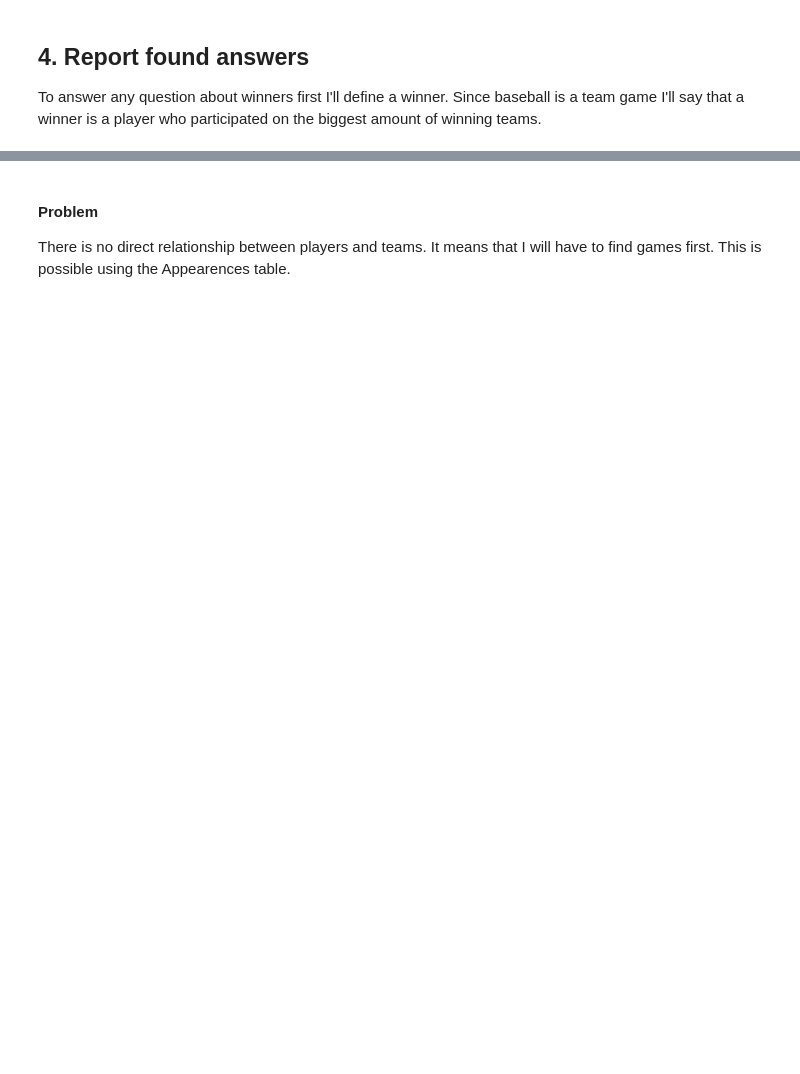
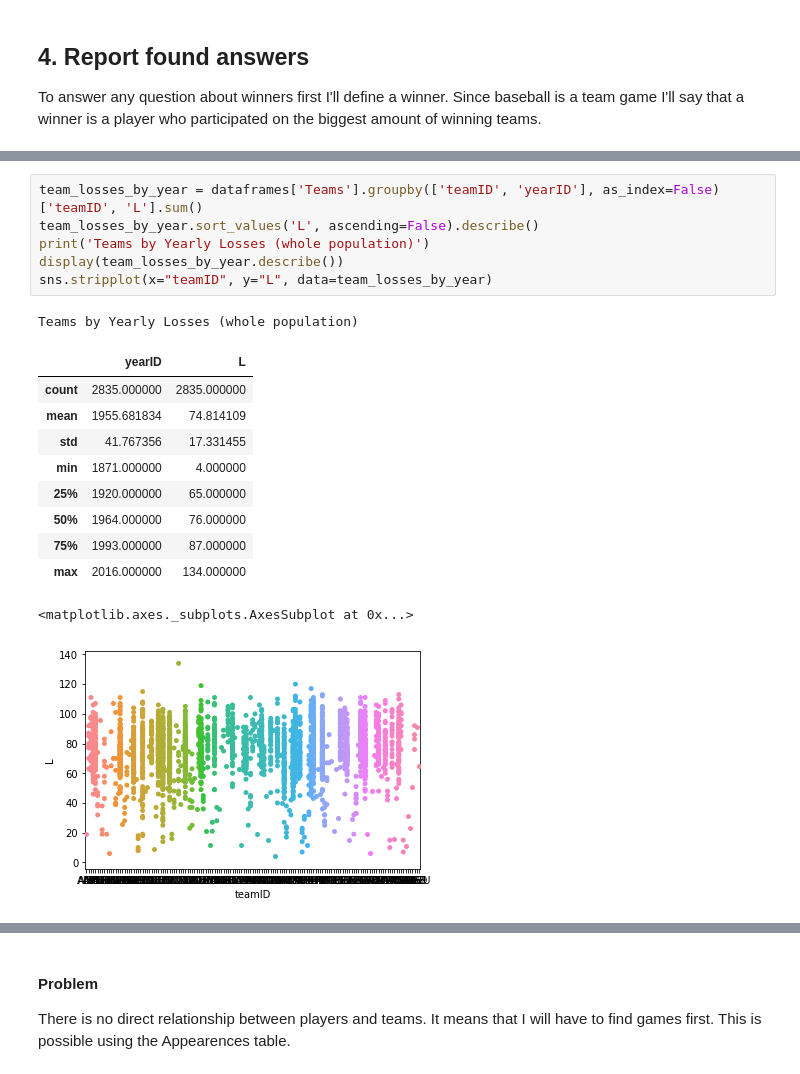
Before and after one commit to davidvartanian/dand-data-analysis-process, a Jupyter notebook: Investigate Data.ipynb, the cells around one changed output, grey strips where cells are left out. Cells and saved outputs as stored; diff of their text form; blank space fills up the shorter version.

Commit message:
docs: Adding visualisations and statistics to answer the questions.

```diff
--- a/Investigate Data.ipynb
+++ b/Investigate Data.ipynb
@@ -208,0 +219,19 @@ Teams by Wins (whole population)
+# %%
+team_losses_by_year = dataframes['Teams'].groupby(['teamID', 'yearID'], as_index=False)['teamID', 'L'].sum()
+team_losses_by_year.sort_values('L', ascending=False).describe()
+print('Teams by Yearly Losses (whole population)')
+display(team_losses_by_year.describe())
+sns.stripplot(x="teamID", y="L", data=team_losses_by_year)
+# %% [output]
+Teams by Yearly Losses (whole population)
+|  | yearID | L |
+| count | 2835.000000 | 2835.000000 |
+| mean | 1955.681834 | 74.814109 |
+| std | 41.767356 | 17.331455 |
+| min | 1871.000000 | 4.000000 |
+| 25% | 1920.000000 | 65.000000 |
+| 50% | 1964.000000 | 76.000000 |
+| 75% | 1993.000000 | 87.000000 |
+| max | 2016.000000 | 134.000000 |
+<matplotlib.axes._subplots.AxesSubplot at 0x...>
+[figure, added]
```
Also changed, not shown: parts of 34 cells of this notebook.
